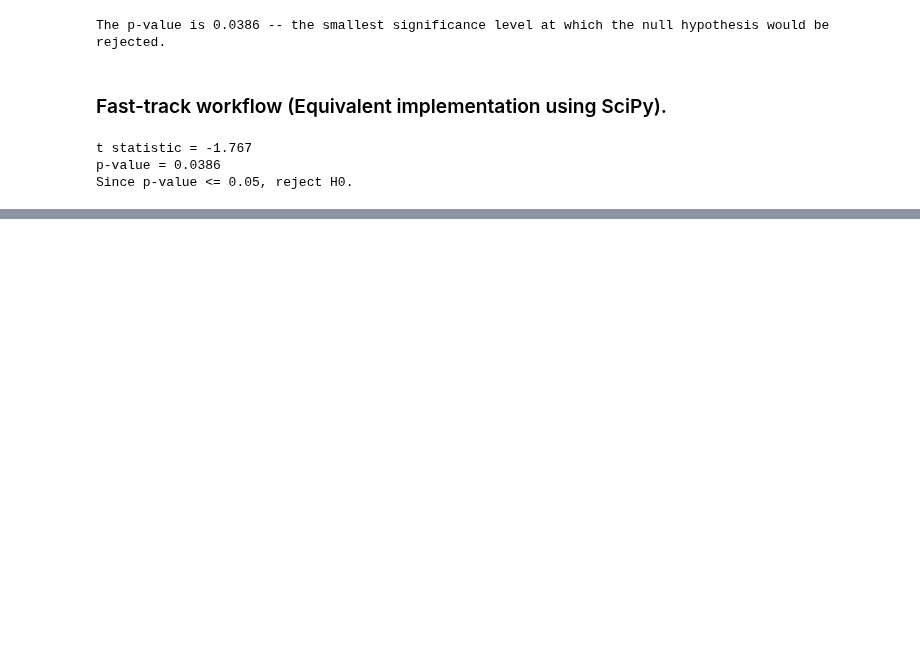
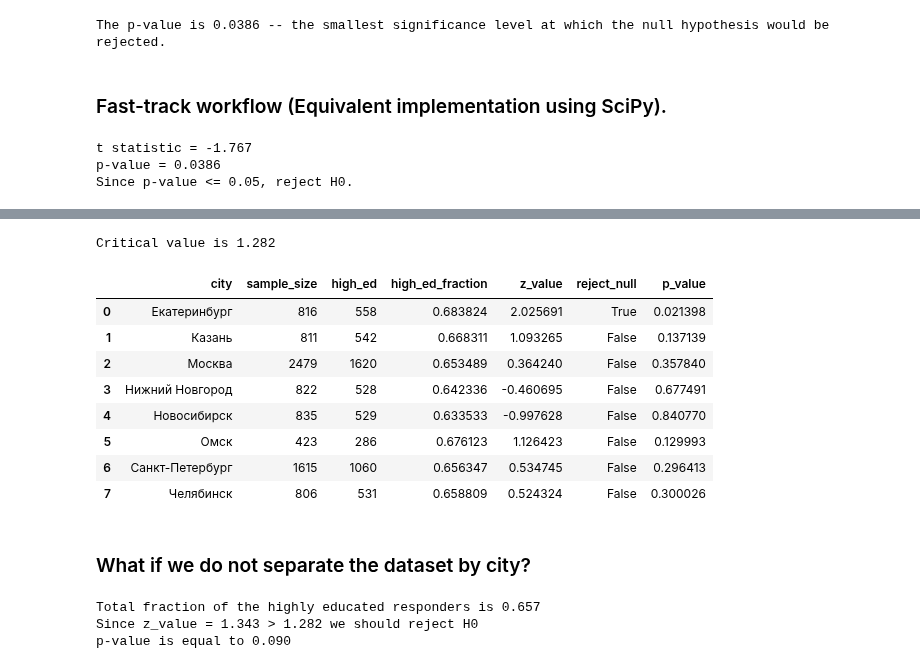
Before and after one commit to TAbramovskaya/code-and-notes, a Jupyter notebook: jnb_01_hypotheses_testing.ipynb, the cells around one changed output, grey strips where cells are left out. Drawn from its saved outputs; the diff is of its cells as text; code cells hidden in the pictures; blank space fills up the shorter version.

Commit message:
Task 4 added

```diff
--- a/jnb_01_hypotheses_testing.ipynb
+++ b/jnb_01_hypotheses_testing.ipynb
@@ -131,0 +173,10 @@ Since p-value <= 0.05, reject H0.
+# %%
+cities = (
+    df[["Регион", "Уровень образования"]]
+    .rename(
+        columns={
+            "Регион": "city",
+            "Уровень образования": "education"
+        }
+    )).dropna()
+cities.tail()
@@ -131,0 +281,15 @@ Since p-value <= 0.05, reject H0.
+# %%
+high_education_labels = {"бакалавр", "магистр", "доктор наук"}
+# %%
+high_education_fraction = (
+    cities.assign(high_ed=cities["education"].isin(high_education_labels))
+    .groupby("city")
+    .agg(
+        sample_size=("education", "size"),
+        high_ed=("high_ed", "sum"),
+        high_ed_fraction=("high_ed", "mean")
+    )
+    .reset_index()
+)
+
+high_education_fraction
@@ -131,0 +326,46 @@ Since p-value <= 0.05, reject H0.
+# %%
+p_null = 0.65
+task2_alpha = 0.1
+# %%
+task2_critical_value = stats.norm.ppf(1 - task2_alpha)
+high_education_fraction["z_value"] = (high_education_fraction["high_ed_fraction"] - p_null) / np.sqrt(p_null * (1 - p_null) / high_education_fraction["sample_size"])
+
+high_education_fraction["reject_null"] = high_education_fraction["z_value"] > task2_critical_value
+
+high_education_fraction["p_value"] = stats.norm.sf(high_education_fraction["z_value"])
+
+print(f"Critical value is {task2_critical_value:.3f}")
+high_education_fraction
+# %% [output]
+Critical value is 1.282
+|  | city | sample_size | high_ed | high_ed_fraction | z_value | reject_null | p_value |
+| 0 | Екатеринбург | 816 | 558 | 0.683824 | 2.025691 | True | 0.021398 |
+| 1 | Казань | 811 | 542 | 0.668311 | 1.093265 | False | 0.137139 |
+| 2 | Москва | 2479 | 1620 | 0.653489 | 0.364240 | False | 0.357840 |
+| 3 | Нижний Новгород | 822 | 528 | 0.642336 | -0.460695 | False | 0.677491 |
+| 4 | Новосибирск | 835 | 529 | 0.633533 | -0.997628 | False | 0.840770 |
+| 5 | Омск | 423 | 286 | 0.676123 | 1.126423 | False | 0.129993 |
+| 6 | Санкт-Петербург | 1615 | 1060 | 0.656347 | 0.534745 | False | 0.296413 |
+| 7 | Челябинск | 806 | 531 | 0.658809 | 0.524324 | False | 0.300026 |
+# %% [markdown]
+### What if we do not separate the dataset by city?
+# %%
+total = high_education_fraction["sample_size"].sum()
+high = high_education_fraction["high_ed"].sum()
+
+fraction = high / total
+print(f"Total fraction of the highly educated responders is {fraction:.3f}")
+
+z_value = (fraction - p_null) / np.sqrt(p_null * (1 - p_null) / high_education_fraction["sample_size"].sum())
+p_value = stats.norm.sf(z_value)
+
+if z_value > task2_critical_value:
+    print(f"Since z_value = {z_value:.3f} > {critical_value:.3f} we should reject H0")
+else:
+    print(f"Since z_value = {z_value:.3f} <= {critical_value:.3f} we fail to reject H0")
+
+print(f"p-value is equal to {p_value:.3f}")
+# %% [output]
+Total fraction of the highly educated responders is 0.657
+Since z_value = 1.343 > 1.282 we should reject H0
+p-value is equal to 0.090
```
Also changed, not shown: parts of 47 cells of this notebook.
